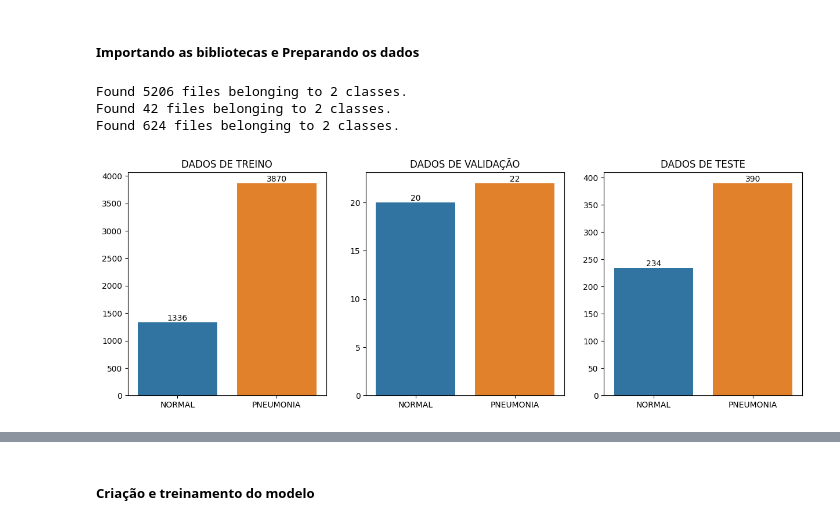
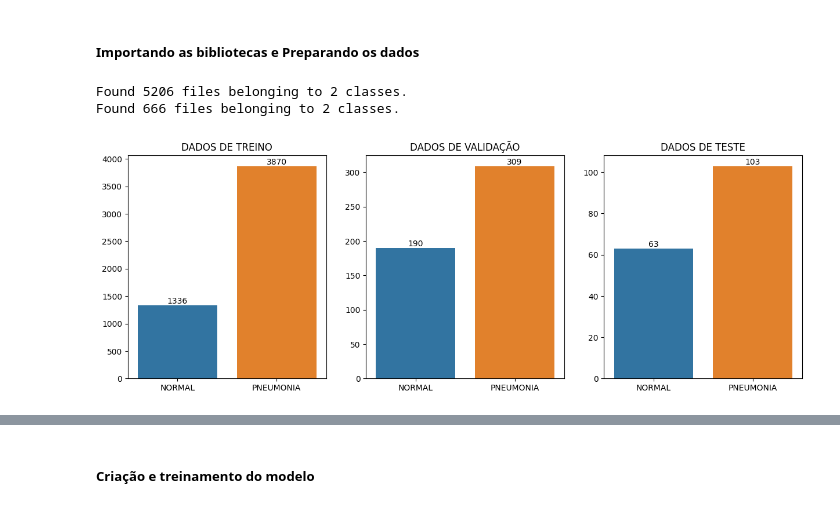
Before and after one commit to diegofemello/ImageClassificationWithPython, a Jupyter notebook: mobile_net_tcc.ipynb, the cells around one changed output, grey strips where cells are left out. Saved outputs shown, nothing was run; the diff lists cells and outputs as text; code cells hidden in the pictures.

```diff
--- a/mobile_net_tcc.ipynb
+++ b/mobile_net_tcc.ipynb
@@ -53,17 +48,8 @@ patience = 10
 # Carregando os datasets
 
 # Carregando o dataset de treinamento
-dataset_treinamento_original = tf.keras.preprocessing.image_dataset_from_directory(
+dataset_treinamento = tf.keras.preprocessing.image_dataset_from_directory(
     treinamento_folder,
-    image_size=(img_width, img_height),
-    batch_size=batch_size,
-    label_mode='categorical',
-    shuffle=True
-)
-
-# Carregando o dataset de validação
-dataset_validacao_original = tf.keras.preprocessing.image_dataset_from_directory(
-    validacao_folder,
     image_size=(img_width, img_height),
     batch_size=batch_size,
     label_mode='categorical',
@@ -78,34 +64,45 @@ dataset_teste_original = tf.keras.preprocessing.image_dataset_from_directory(
     label_mode='categorical',
     shuffle=True
 )
+
+dataset_test_cardinality = tf.data.experimental.cardinality(
+    dataset_teste_original)
+
+# Dividindo o dataset de teste em validação e teste onde 50% é para validação e 50% para teste
+dataset_test_bathes = dataset_test_cardinality // 4
+
+dataset_teste = dataset_teste_original.take(dataset_test_bathes)
+dataset_validacao = dataset_teste_original.skip(dataset_test_bathes)
 # %% [output]
 Found 5206 files belonging to 2 classes.
-Found 42 files belonging to 2 classes.
-Found 624 files belonging to 2 classes.
+Found 666 files belonging to 2 classes.
 # %%
 # Plotando graficos de barras com a quantidade de imagens de cada classe nos datasets
 plt.figure(figsize=(15, 5))
 
 
-def plot_quantidade(dir=[], title='', i=1):
+def plot_quantidade(len_normal, len_pneumonia, title='', i=1):
     plt.subplot(1, 3, i)
-    sns.barplot(x=class_names, y=[
-                len(os.listdir(dir[0])), len(os.listdir(dir[1]))])
+    sns.barplot(x=class_names, y=[len_normal, len_pneumonia])
     plt.title(title)
 
-    plt.text(0, len(os.listdir(dir[0])), len(
-        os.listdir(dir[0])), ha='center', va='bottom')
-    plt.text(1, len(os.listdir(dir[1])), len(
-        os.listdir(dir[1])), ha='center', va='bottom')
+    plt.text(0, len_normal, len_normal, ha='center', va='bottom')
+    plt.text(1, len_pneumonia, len_pneumonia, ha='center', va='bottom')
 
 
-plot_quantidade(
-    [treinamento_normal_dir, treinamento_pneumonia_dir], 'DADOS DE TREINO', 1)
+plot_quantidade(len(os.listdir(treinamento_normal_dir)), len(
+    os.listdir(treinamento_pneumonia_dir)), 'DADOS DE TREINO', 1)
 
-plot_quantidade(
-    [validacao_normal_dir, validacao_pneumonia_dir], 'DADOS DE VALIDAÇÃO', 2)
+validacao_quantidade_normal = int(len(os.listdir(teste_normal_dir)) * 0.75)
+validacao_quantidade_pneumonia = int(
+    len(os.listdir(teste_pneumonia_dir)) * 0.75)
 
-plot_quantidade(
-    [teste_normal_dir, teste_pneumonia_dir], 'DADOS DE TESTE', 3)
+teste_quantidade_normal = int(len(os.listdir(teste_normal_dir)) * 0.25)
+teste_quantidade_pneumonia = int(len(os.listdir(teste_pneumonia_dir)) * 0.25)
+
+plot_quantidade(validacao_quantidade_normal,
+                validacao_quantidade_pneumonia, 'DADOS DE VALIDAÇÃO', 2)
+plot_quantidade(teste_quantidade_normal,
+                teste_quantidade_pneumonia, 'DADOS DE TESTE', 3)
 # %% [output]
-[figure, old version]
+[figure, new version]
```
Also changed, not shown: parts of 14 cells of this notebook.
